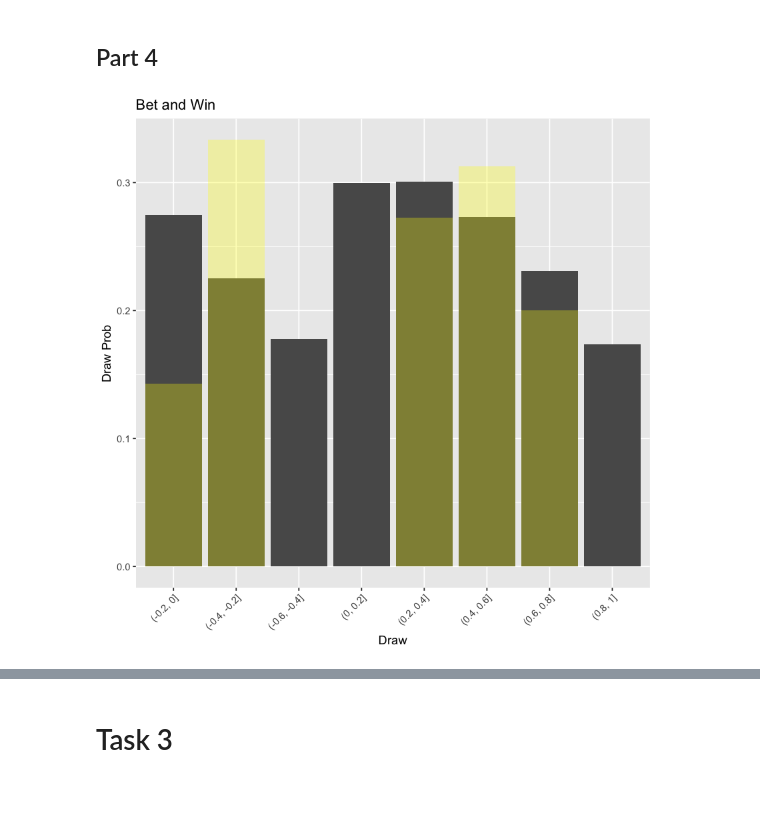
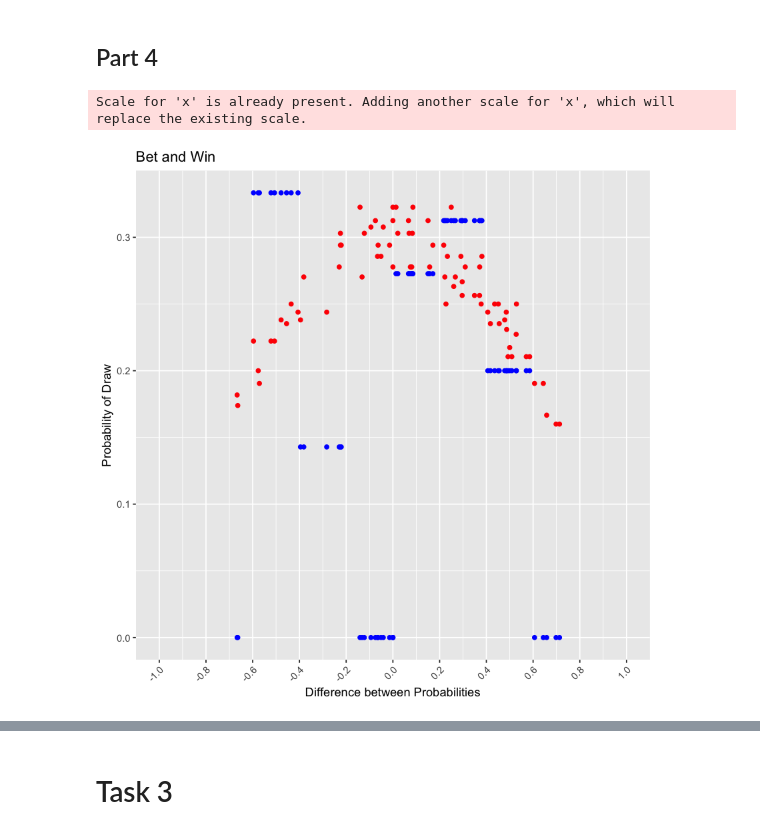
Before and after one commit to BU-IE-582/fall20-mbahadir, a Jupyter notebook: Homework1/Homework 1.ipynb, the cells around one changed output, grey strips where cells are left out. Drawn from its saved outputs; the diff is of its cells as text; code cells hidden in the pictures; blank space fills up the shorter version.

```diff
--- a/Homework1/Homework 1.ipynb
+++ b/Homework1/Homework 1.ipynb
@@ -310,36 +263,34 @@ ggplot(df_Bet365,aes(x=bins,y=draw_prob))+ stat_summary(fun.y="mean", geom="bar"
 # %%
 df_BetAndWin$diff=df_BetAndWin$home_prob-df_BetAndWin$away_prob
 df_BetAndWin$categ<-to_vec(for(posi in 1:78) for(i in a)
   if(i>=(df_BetAndWin$home_prob[posi]-df_BetAndWin$away_prob[posi]) &&
-     i<(df_BetAndWin$home_prob[posi]-df_BetAndWin$away_prob[posi]+0.2)) as.integer((i+1)/0.2))
+     i<(df_BetAndWin$home_prob[posi]-df_BetAndWin$away_prob[posi]+0.2)) as.integer((i+1)/0.2)-1)
 
 df_BetAndWin[categ==0, bins:="(-1, -0.8]"]
 df_BetAndWin[categ==1, bins:="(-0.8, -0.6]"]
 df_BetAndWin[categ==2, bins:="(-0.6, -0.4]"]
 df_BetAndWin[categ==3, bins:="(-0.4, -0.2]"]
 df_BetAndWin[categ==4, bins:="(-0.2, 0]"]
 df_BetAndWin[categ==5, bins:="(0, 0.2]"]
 df_BetAndWin[categ==6, bins:="(0.2, 0.4]"]
 df_BetAndWin[categ==7, bins:="(0.4, 0.6]"]
 df_BetAndWin[categ==8, bins:="(0.6, 0.8]"]
 df_BetAndWin[categ==9, bins:="(0.8, 1]"]
 
 df_BetAndWin[FTR=="D",draw:=1]
 df_BetAndWin[FTR=="H",draw:=0]
 df_BetAndWin[FTR=="A",draw:=0]
 determined_bins <- factor(c( "(-1, -0.8]", "(-0.8, -0.6]", "(-0.6, -0.4]","(-0.4, -0.2]",
                              "(-0.2, 0]","(0, 0.2]","(0.2, 0.4]","(0.4, 0.6]","(0.6, 0.8]", "(0.8, 1]"),
                           levels = c( "(-1, -0.8]", "(-0.8, -0.6]", "(-0.6, -0.4]","(-0.4, -0.2]",
                                       "(-0.2, 0]","(0, 0.2]","(0.2, 0.4]","(0.4, 0.6]","(0.6, 0.8]", "(0.8, 1]"),
                           ordered = T)
 df_BetAndWin[,real_draw_prob:=mean(draw),by=categ]
-#table(df_BetAndWin$bins,df_BetAndWin$draw)
-ggplot(df_BetAndWin,aes(x=bins,y=draw_prob))+ stat_summary(fun.y="mean", geom="bar")+
-  labs(x="Draw",y="Draw Prob")+ggtitle("Bet and Win")+
-  geom_bar(aes(x=bins, y=real_draw_prob),stat = "summary", fun.y = "mean",
-           fill="yellow",alpha=.3) + theme(axis.text.x = element_text(angle = 45,hjust = 1))#)+
-#scale_x_discrete(breaks = 0:9, labels = c("(-1, -0.8]", "(-0.8, -0.6]","(-0.6, -0.4]","(-0.4, -0.2]",
-#"(-0.2, 0]","(0, 0.2]","(0.2, 0.4]","(0.4, 0.6]","(0.6, 0.8]", "(0.8, 1]"))+
-#xlim(0:9)
+ggplot(df_BetAndWin,aes(x=diff,y=draw_prob))+geom_point(color="red")+
+  labs(x="Difference between Probabilities",y="Probability of Draw")+ggtitle("Bet and Win")+ xlim(-1,1)+
+  geom_point(aes(x=diff, y=real_draw_prob),color="blue") + theme(axis.text.x = element_text(angle = 45,hjust = 1))+
+  scale_x_continuous(breaks = scales::pretty_breaks(n = 10),limits=c(-1,1))
 # %% [output]
+Scale for 'x' is already present. Adding another scale for 'x', which will
+replace the existing scale.
-[figure, old version]
+[figure, new version]
```
Also changed, not shown: parts of 34 cells of this notebook, 4 other files.
